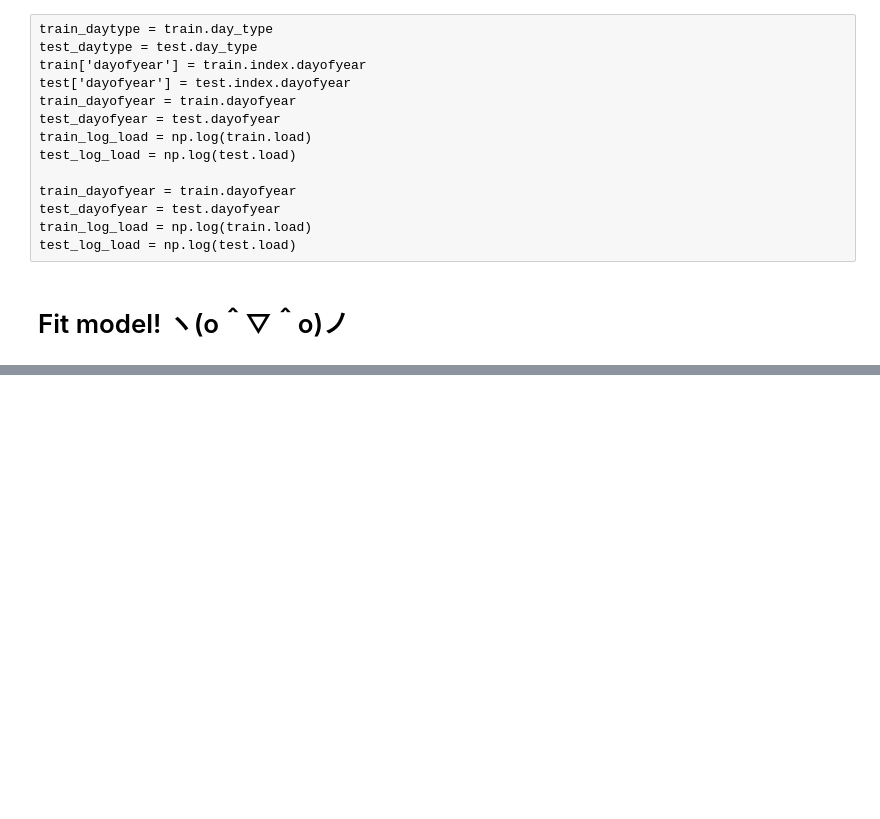
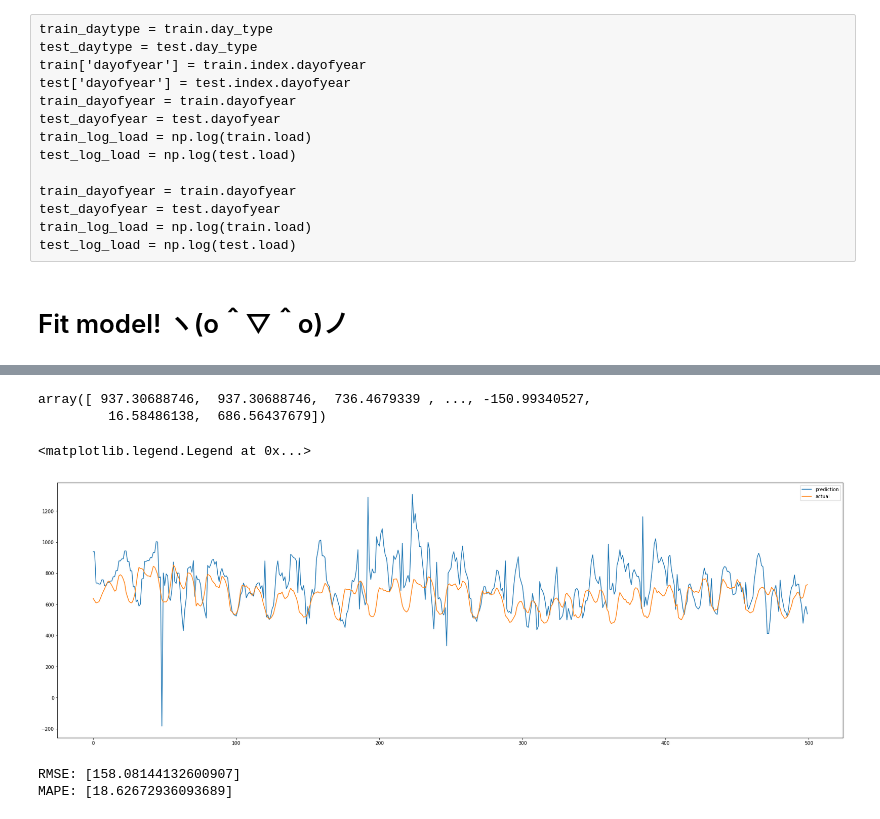
Before and after one commit to szigelle/20190705_Load_Forecasting, a Jupyter notebook: 20190705.ipynb, the cells around one changed output, grey strips where cells are left out. Cells and saved outputs as stored; diff of their text form; code cells hidden in the pictures; blank space fills up the shorter version.

```diff
--- a/20190705.ipynb
+++ b/20190705.ipynb
@@ -322,6 +322,9 @@ train_processed['iso_week'] = train.iso_week
 train_processed['dayofweek'] = train.dayofweek
 train_processed['hour'] = train.hour
 train_processed['load_true'] = train.load
+# %%
+train_processed['high_true'] = train.high
+train_processed['low_true'] = train.low
 # %%
 # set values for daytype
 conditions = [
@@ -410,6 +413,8 @@ test_processed['iso_week'] = test.iso_week
 test_processed['dayofweek'] = test.dayofweek
 test_processed['hour'] = test.hour
 test_processed['load_true'] = test.load
+test_processed['high_true'] = test.high
+test_processed['low_true'] = test.low
 
 conditions = [
     # non workday
@@ -444,6 +449,8 @@ coefficients = pd.DataFrame(coef_list, columns=['xtdelta',
                                                'xiso_week',
                                                'xdayofweek',
                                                'xhour',
-                                               'xday_type'])
+                                               'xday_type',
+                                               'xhigh_true',
+                                               'xlow_true'])
 # %%
 idx = pd.DataFrame(idx_list, columns=['iso_week', 'dayofweek', 'hour'])
@@ -458,4 +503,6 @@ coef = pd.DataFrame.merge(final_model, X_input, on=['iso_week', 'hour', 'dayofwe
 # %%
+coef = pd.DataFrame.merge(final_model, X_input, on=['iso_week', 'hour', 'dayofweek'], how='outer').drop(['xdayofweek', 'xhour'], axis=1)
+
 # make prediction!
 prediction = (X_input.tdelta.values * coef.xtdelta.values
         + X_input.high.values * coef.xhigh.values
@@ -464,26 +511,33 @@ prediction = (X_input.tdelta.values * coef.xtdelta.values
         + X_input.load_max.values * coef.xload_max.values
         + X_input.load_avg.values * coef.xload_avg.values
         + X_input.load_min.values * coef.xload_min.values
-        + X_input.day_type * coef.xday_type
+        + X_input.high_true.values * coef.xhigh_true.values
+        + X_input.low_true.values * coef.xlow_true.values
         + coef.intercept.values)
 # %%
 prediction
+# %% [output]
+array([ 937.30688746,  937.30688746,  736.4679339 , ..., -150.99340527,
+         16.58486138,  686.56437679])
 # %%
 from matplotlib import pyplot as plt
 from pylab import rcParams
 from matplotlib import figure
 
 rcParams['figure.figsize'] = 30, 10
 # rotate and align the tick labels so they look better
 
-start = 1600
-#end = 8760
-end = 1700
+start = 0
+end = 500
+
 
 plt.plot(prediction[start:end])
 plt.plot(y_test[start:end].values)
 
 plt.legend(['prediction', 'actual'])
+# %% [output]
+<matplotlib.legend.Legend at 0x...>
+[figure, added]
 # %%
 from sklearn.metrics import mean_squared_error
 from math import sqrt
@@ -498,3 +552,6 @@ MAPE = mean_absolute_percentage_error(y_test[start:end], prediction[start:end])
 
 print('RMSE: [{}]'.format(RMSE))
 print('MAPE: [{}]'.format(MAPE))
+# %% [output]
+RMSE: [158.08144132600907]
+MAPE: [18.62672936093689]
```
Also changed, not shown: parts of 5 cells of this notebook.
